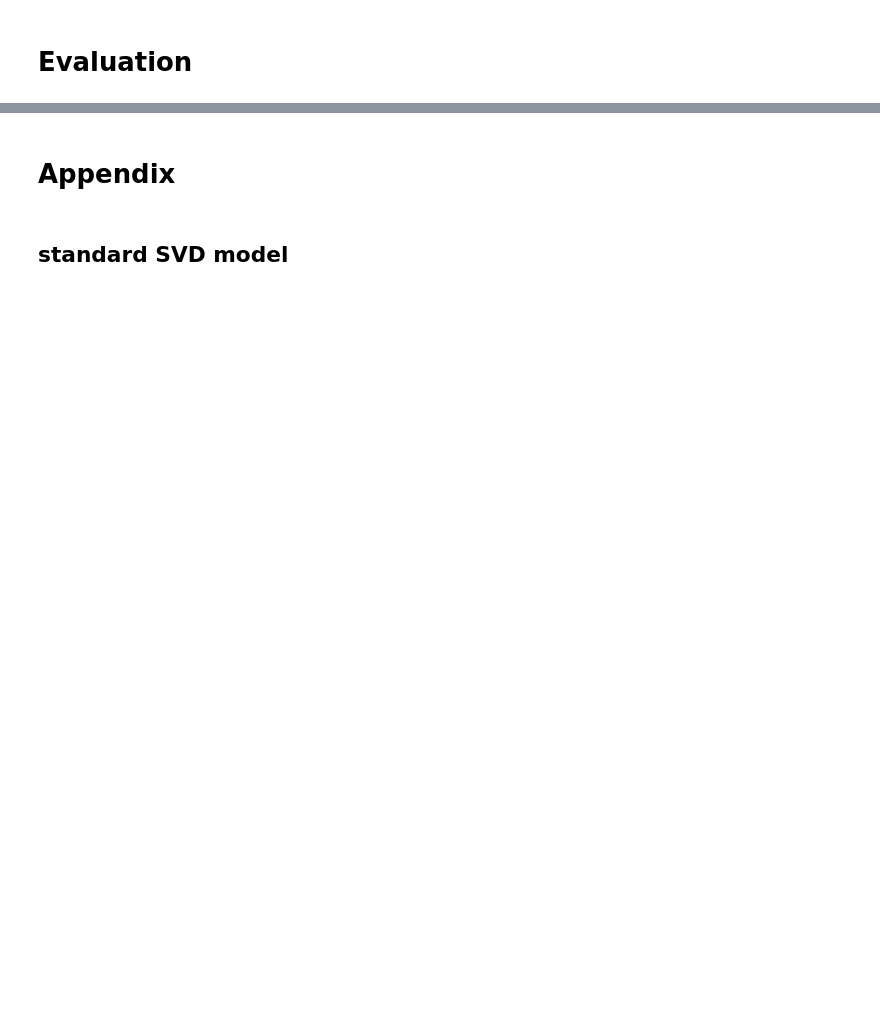
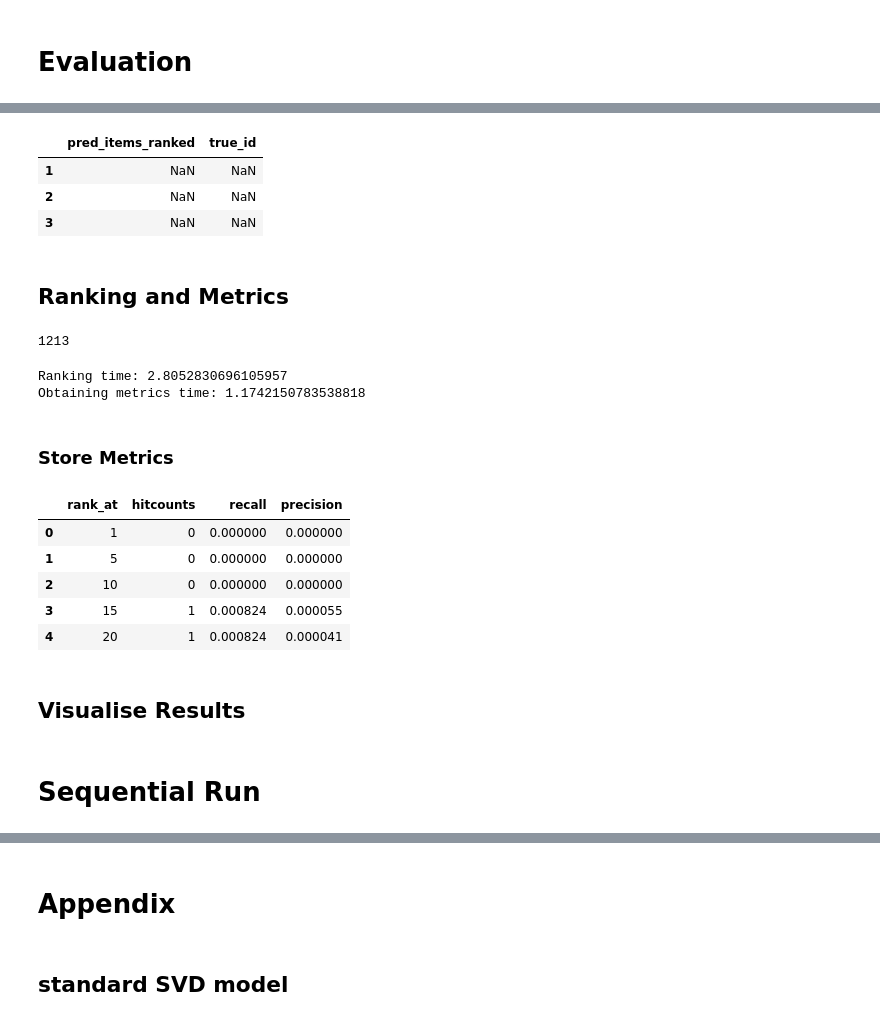
Before and after one commit to ROpdam/recommender_comparison, a Jupyter notebook: BPR.ipynb, the cells around one changed output, grey strips where cells are left out. Drawn from its saved outputs; the diff is of its cells as text; code cells hidden in the pictures; blank space fills up the shorter version.

```diff
--- a/BPR.ipynb
+++ b/BPR.ipynb
@@ -22,8 +19,8 @@ pd.set_option('display.max_columns', 100)
 # %% [markdown]
 # Read Data
 # %%
-path = 'C:/Users/robin.opdam/Google Drive/Thesis (Msc)/Thesis_shared_files/'
-# path = '/Users/Robin/Google Drive/Thesis (Msc)/Thesis_shared_files/'
+# path = 'C:/Users/robin.opdam/Google Drive/Thesis (Msc)/Thesis_shared_files/'
+path = '/Users/Robin/Google Drive/Thesis (Msc)/Thesis_shared_files/'
 # %% [markdown]
 ## Amazon Fashion
 # %%
@@ -32,7 +29,7 @@ data_path = 'data/Amazon/'
 # file_name = 'Amazon_05_users'
 # file_name = 'Amazon_01_users'
 # file_name = 'Amazon_005_users'
-# file_name = 'Amazon_001_users'
+file_name = 'Amazon_001_users'
 # %% [markdown]
 ## MovieLens
 # %%
@@ -470,0 +326,7 @@ ranked_df = pd.read_pickle('Results/BPR/ranked_ML_0.7m')
+# %%
+ranked_df
+# %% [output]
+|  | pred_items_ranked | true_id |
+| 1 | NaN | NaN |
+| 2 | NaN | NaN |
+| 3 | NaN | NaN |
@@ -470,0 +410,6 @@ ranked_df = pd.read_pickle('Results/BPR/ranked_ML_0.7m')
+# %% [markdown]
+## Ranking and Metrics
+# %%
+len(test_set.user_id.unique())
+# %% [output]
+1213
@@ -470,0 +418,9 @@ ranked_df = pd.read_pickle('Results/BPR/ranked_ML_0.7m')
+# %%
+rank_at = 20
+ranked_df = rank_predictions(model, test_set, rank_at, True)
+
+steps = 5
+metrics = get_metrics(ranked_df, steps, rank_at)
+# %% [output]
+Ranking time: 2.8052830696105957
+Obtaining metrics time: 1.1742150783538818
@@ -470,0 +429,2 @@ ranked_df = pd.read_pickle('Results/BPR/ranked_ML_0.7m')
+# %% [markdown]
+### Store Metrics
@@ -470,0 +433,11 @@ ranked_df = pd.read_pickle('Results/BPR/ranked_ML_0.7m')
+# %%
+pd.read_pickle(path + 'Results/metrics_' + file_name)
+# %% [output]
+|  | rank_at | hitcounts | recall | precision |
+| 0 | 1 | 0 | 0.000000 | 0.000000 |
+| 1 | 5 | 0 | 0.000000 | 0.000000 |
+| 2 | 10 | 0 | 0.000000 | 0.000000 |
+| 3 | 15 | 1 | 0.000824 | 0.000055 |
+| 4 | 20 | 1 | 0.000824 | 0.000041 |
+# %% [markdown]
+## Visualise Results
@@ -470,0 +458,2 @@ ranked_df = pd.read_pickle('Results/BPR/ranked_ML_0.7m')
+# %% [markdown]
+# Sequential Run
```
Also changed, not shown: parts of 70 cells of this notebook, 3 other files.
